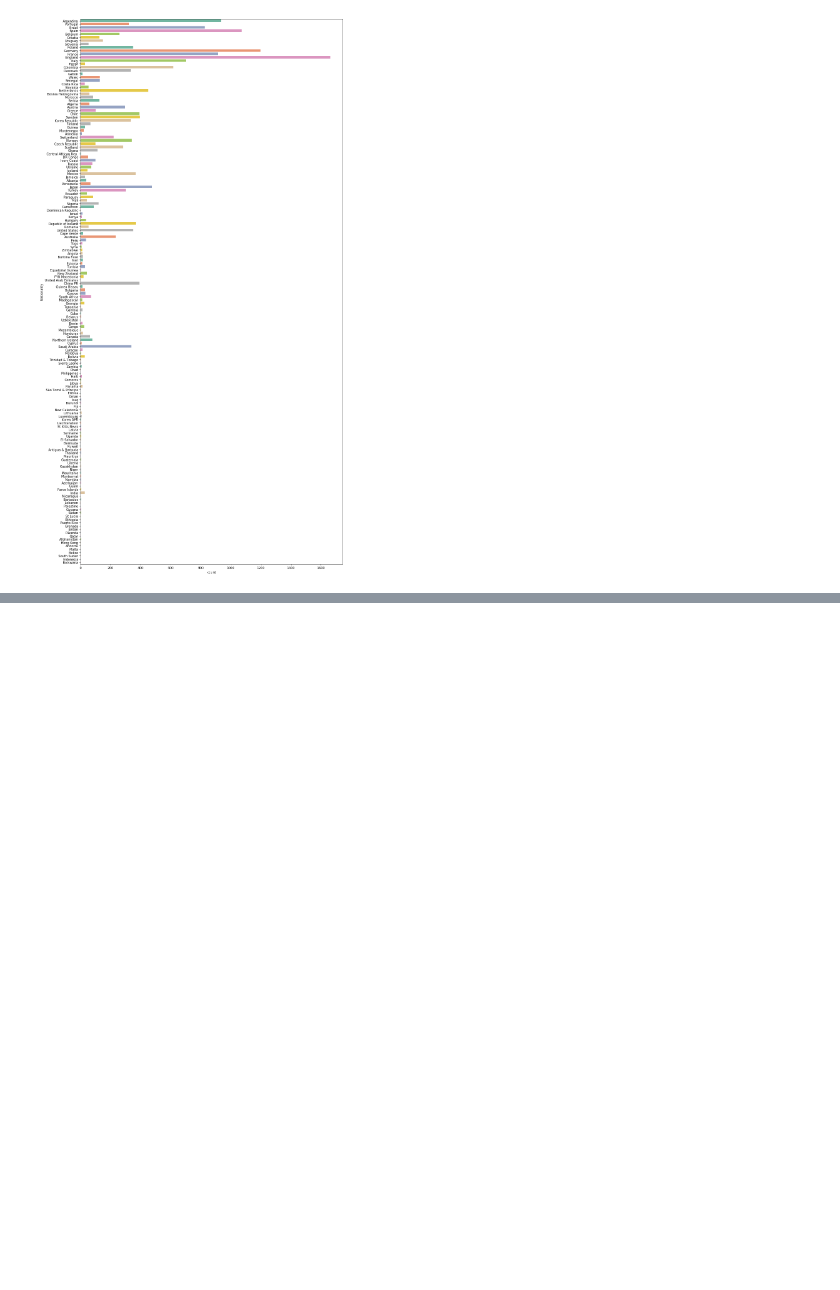
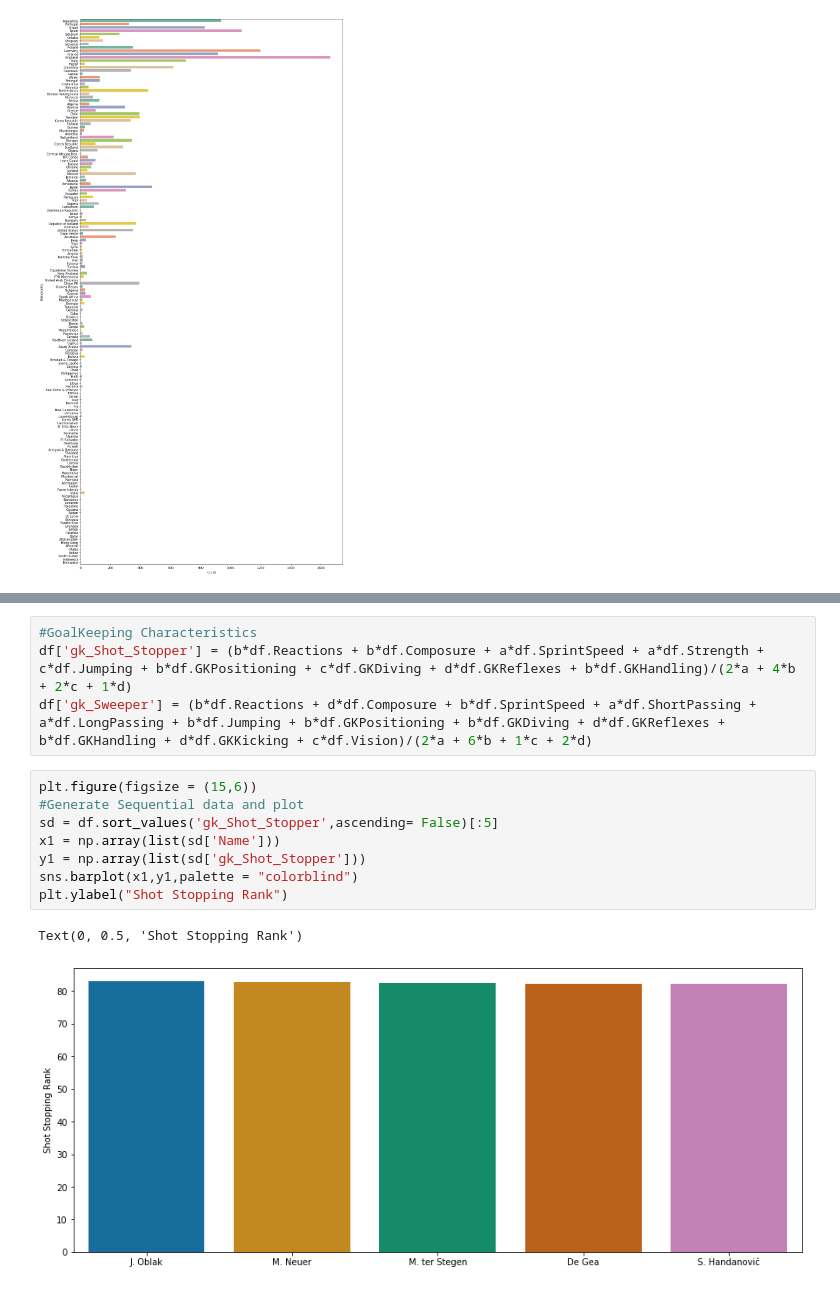
Before and after one commit to lawal-olaotan/Sportanalysis, a Jupyter notebook: Fifa_analysis.ipynb, the cells around one changed output, grey strips where cells are left out. Drawn from its saved outputs; the diff is of its cells as text; blank space fills up the shorter version.

```diff
--- a/Fifa_analysis.ipynb
+++ b/Fifa_analysis.ipynb
@@ -44,0 +61,15 @@ SyntaxError: invalid syntax (<ipython-input-7-d3616370776d>, line 1)
+# %%
+#GoalKeeping Characteristics
+df['gk_Shot_Stopper'] = (b*df.Reactions + b*df.Composure + a*df.SprintSpeed + a*df.Strength + c*df.Jumping + b*df.GKPositioning + c*df.GKDiving + d*df.GKReflexes + b*df.GKHandling)/(2*a + 4*b + 2*c + 1*d)
+df['gk_Sweeper'] = (b*df.Reactions + d*df.Composure + b*df.SprintSpeed + a*df.ShortPassing + a*df.LongPassing + b*df.Jumping + b*df.GKPositioning + b*df.GKDiving + d*df.GKReflexes + b*df.GKHandling + d*df.GKKicking + c*df.Vision)/(2*a + 6*b + 1*c + 2*d)
+# %%
+plt.figure(figsize = (15,6))
+#Generate Sequential data and plot
+sd = df.sort_values('gk_Shot_Stopper',ascending= False)[:5]
+x1 = np.array(list(sd['Name']))
+y1 = np.array(list(sd['gk_Shot_Stopper']))
+sns.barplot(x1,y1,palette = "colorblind")
+plt.ylabel("Shot Stopping Rank")
+# %% [output]
+Text(0, 0.5, 'Shot Stopping Rank')
+[figure, added]
```
Also changed, not shown: parts of 22 cells of this notebook.
